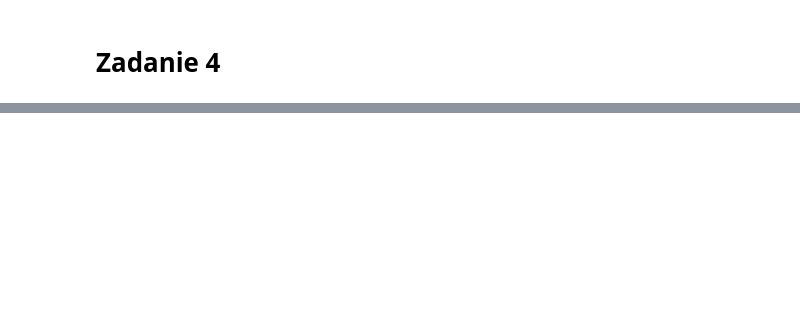
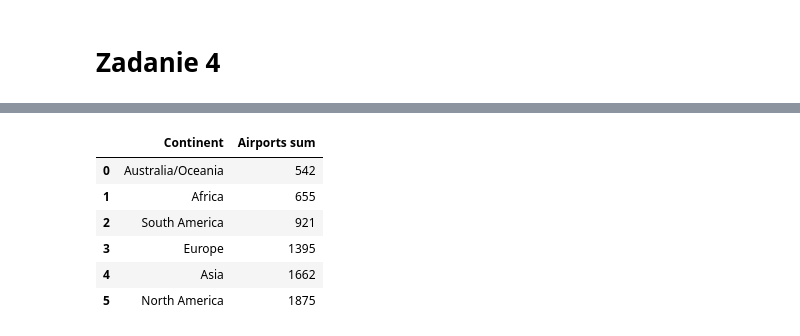
Before and after one commit to Vienio99/spark, a Jupyter notebook: Set2.ipynb, the cells around one changed output, grey strips where cells are left out. Cells and saved outputs as stored; diff of their text form; code cells hidden in the pictures; blank space fills up the shorter version.

```diff
--- a/Set2.ipynb
+++ b/Set2.ipynb
@@ -304,0 +404,10 @@ joined_anti.toPandas().to_csv(r'joined_anti.csv', index=False)
+# %%
+joined.toPandas()
+# %% [output]
+|  | Continent | Airports sum |
+| 0 | Australia/Oceania | 542 |
+| 1 | Africa | 655 |
+| 2 | South America | 921 |
+| 3 | Europe | 1395 |
+| 4 | Asia | 1662 |
+| 5 | North America | 1875 |
```
Also changed, not shown: parts of 14 cells of this notebook.
